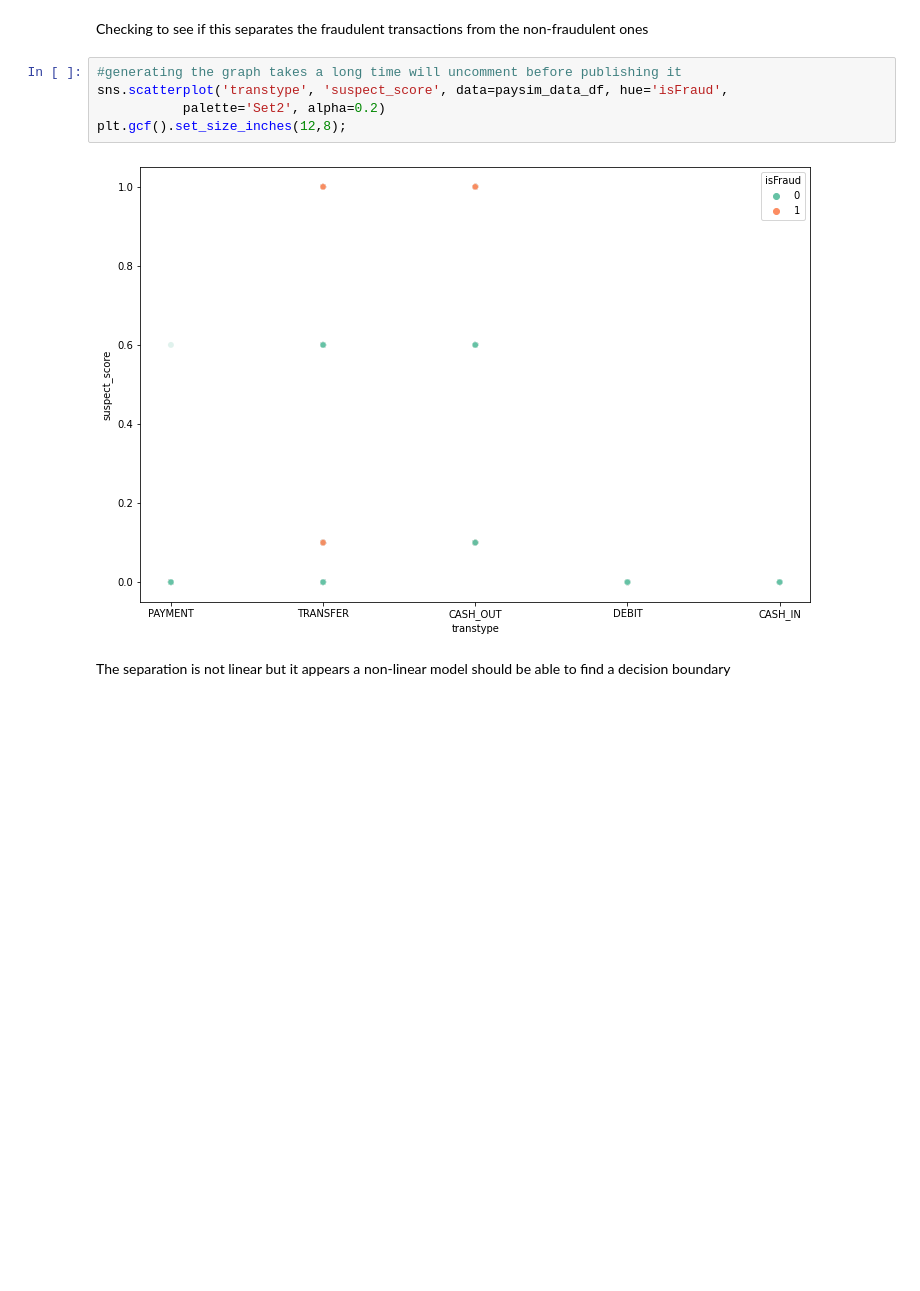
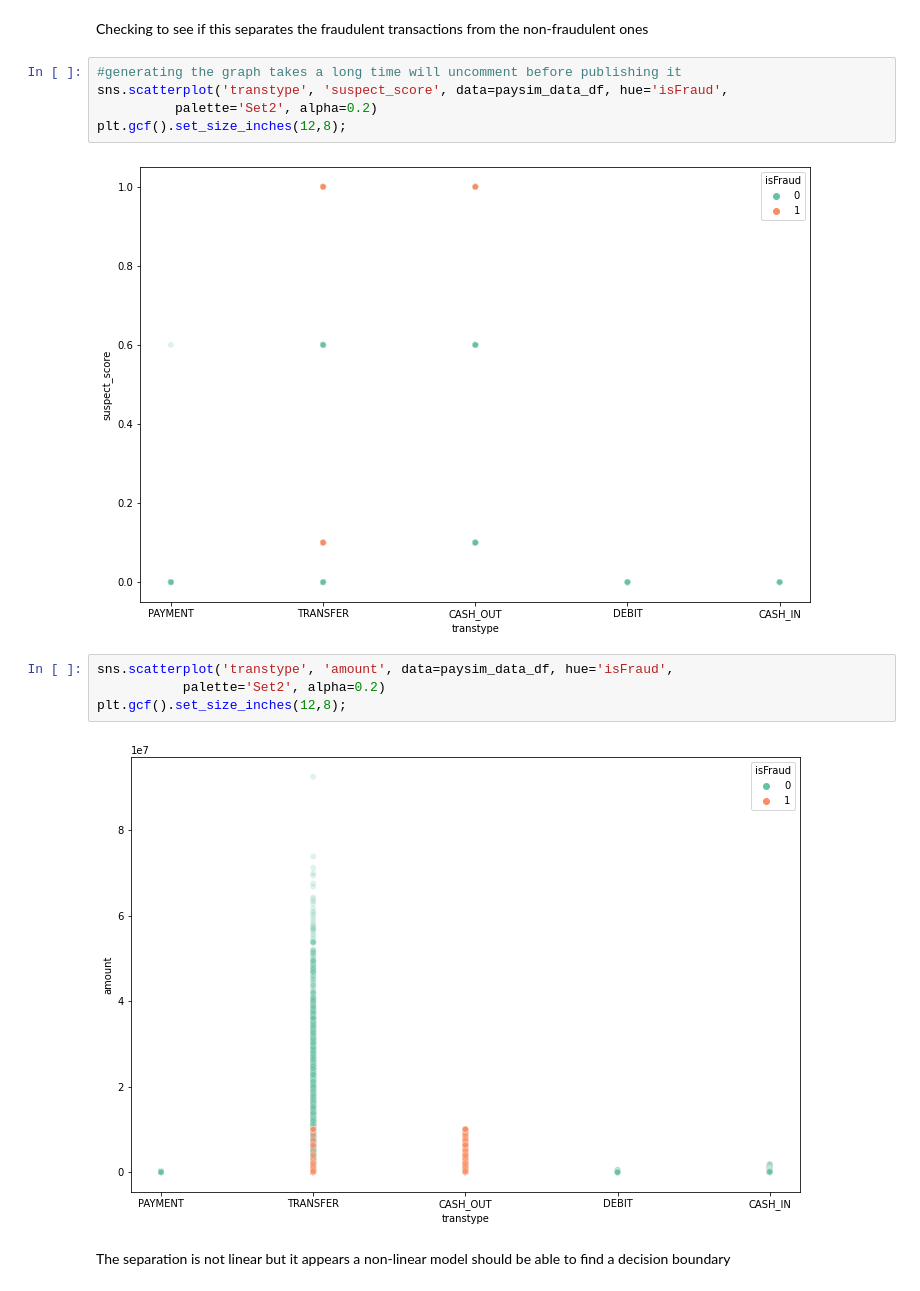
Before and after one commit to michael-a-green/Metis_Project3, a Jupyter notebook: Source/Project3_Final.ipynb, the cells around one changed output. Saved outputs shown, nothing was run; the diff lists cells and outputs as text; blank space fills up the shorter version.

```diff
--- a/Source/Project3_Final.ipynb
+++ b/Source/Project3_Final.ipynb
@@ -677,10 +678,16 @@ Checking to see if this separates the fraudulent transactions from the non-fraud
 # %%
 #generating the graph takes a long time will uncomment before publishing it
 sns.scatterplot('transtype', 'suspect_score', data=paysim_data_df, hue='isFraud',
-           palette='Set2', alpha=0.2)
+          palette='Set2', alpha=0.2)
 plt.gcf().set_size_inches(12,8);
 # %% [output]
 [figure]
+# %%
+sns.scatterplot('transtype', 'amount', data=paysim_data_df, hue='isFraud',
+           palette='Set2', alpha=0.2)
+plt.gcf().set_size_inches(12,8);
+# %% [output]
+[figure, added]
 # %% [markdown]
 The separation is not linear but it appears a non-linear model should be able to find a decision boundary
 # %% [markdown]
```
Also changed, not shown: parts of 18 cells of this notebook.
